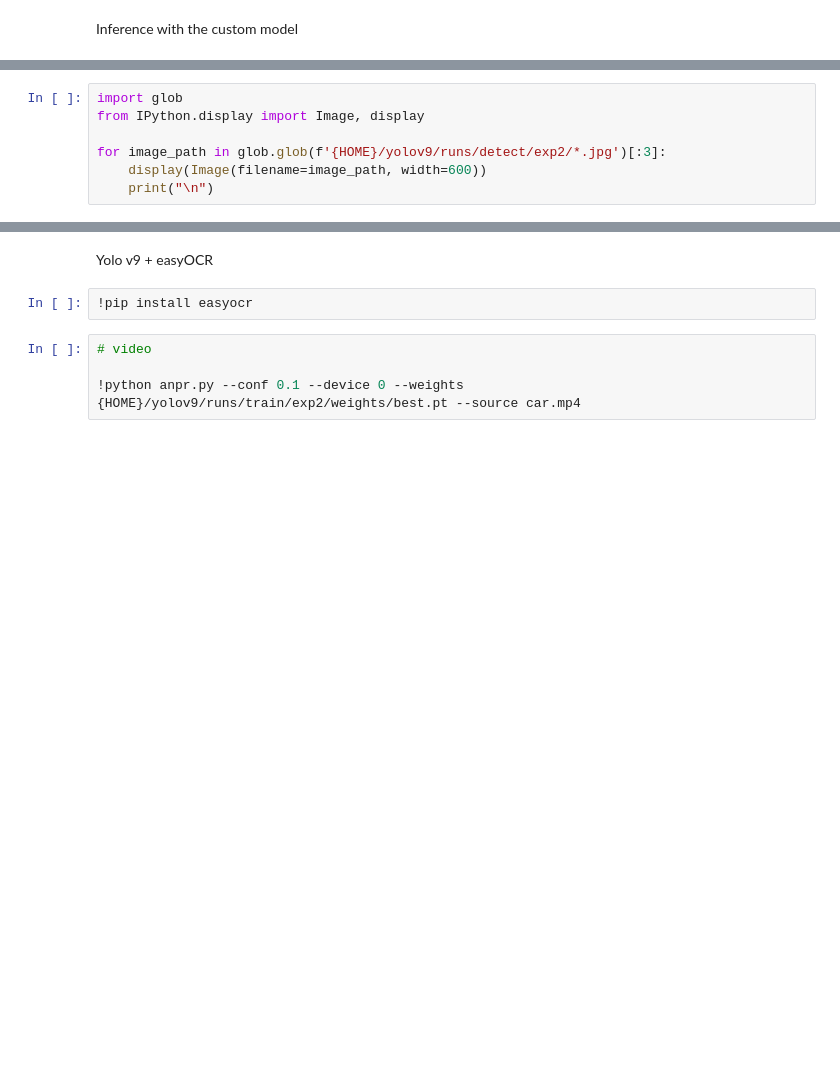
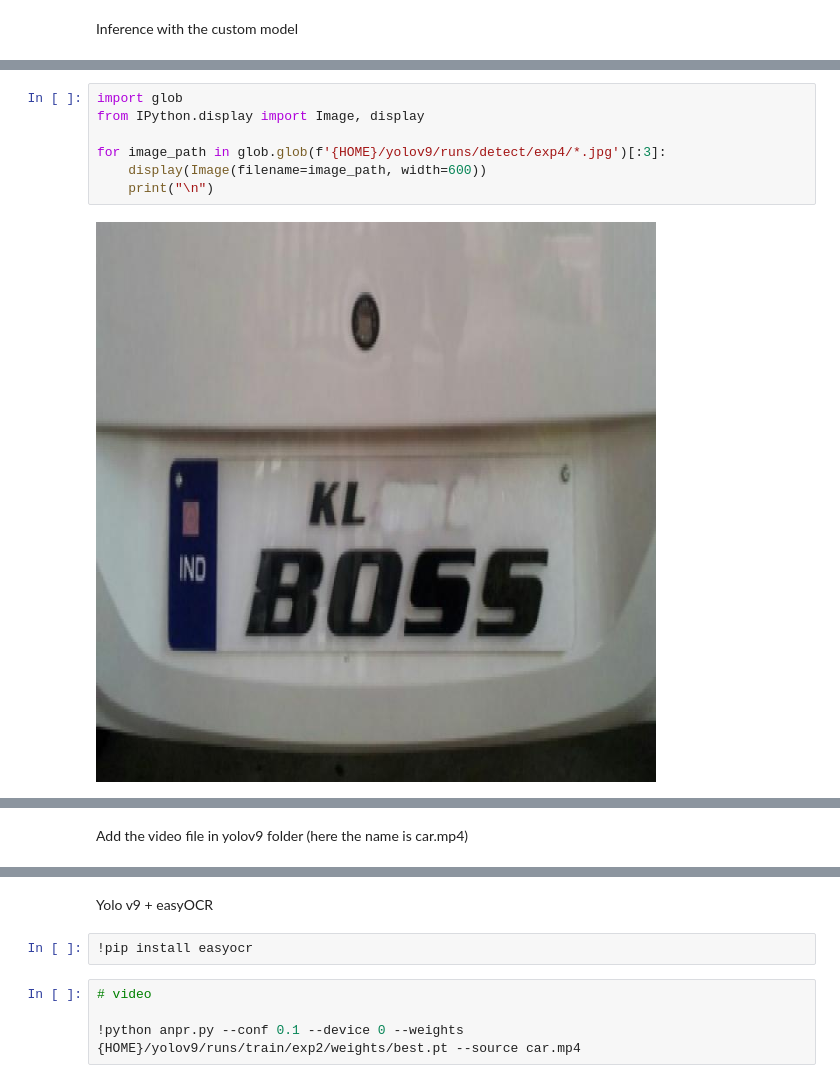
Before and after one commit to aaradhy25tiwari/Number-Plate-Recognition-System, a Jupyter notebook: Number_plate_recognition.ipynb, the cells around one changed output, grey strips where cells are left out. Saved outputs shown, nothing was run; the diff lists cells and outputs as text; blank space fills up the shorter version.

```diff
--- a/Number_plate_recognition.ipynb
+++ b/Number_plate_recognition.ipynb
@@ -189,7 +267,9 @@ Inference with the custom model
 # %%
 import glob
 from IPython.display import Image, display
 
-for image_path in glob.glob(f'{HOME}/yolov9/runs/detect/exp2/*.jpg')[:3]:
+for image_path in glob.glob(f'{HOME}/yolov9/runs/detect/exp4/*.jpg')[:3]:
     display(Image(filename=image_path, width=600))
     print("\n")
+# %% [output]
+[figure, added]
@@ -196,3 +278,5 @@ for image_path in glob.glob(f'{HOME}/yolov9/runs/detect/exp2/*.jpg')[:3]:
+# %% [markdown]
+Add the video file in yolov9 folder (here the name is car.mp4)
 # %%
 # video
 
```
Also changed, not shown: parts of 12 cells of this notebook.
